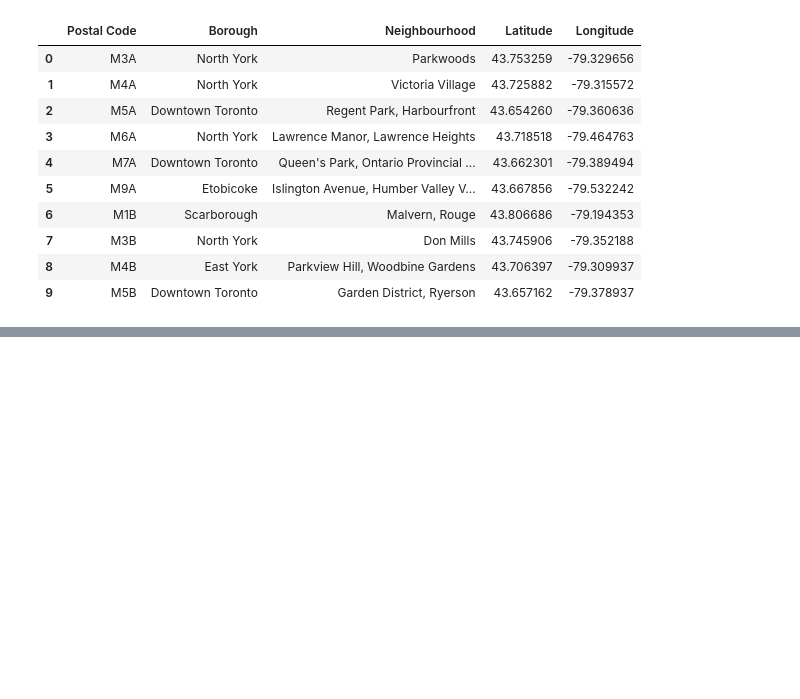
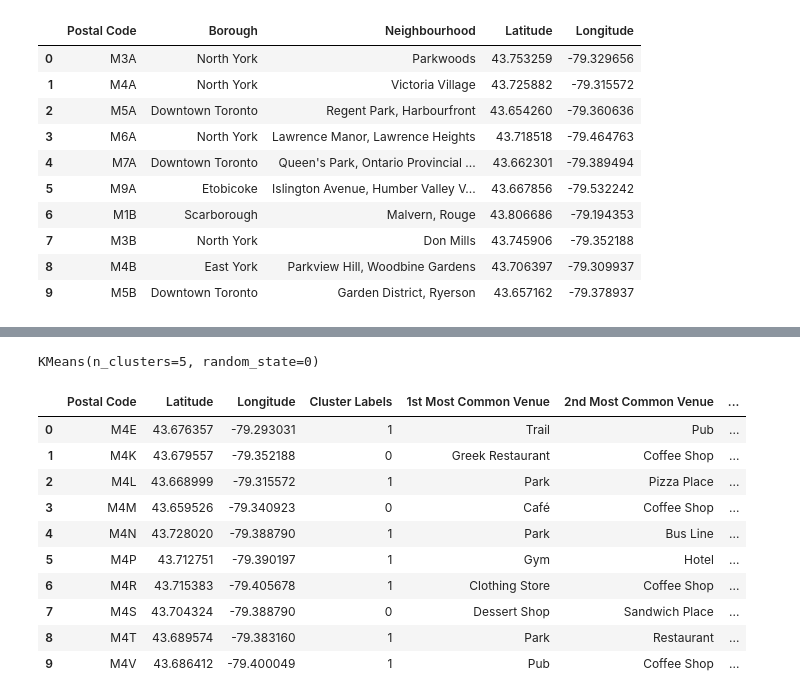
Before and after one commit to bhagyawarnakulasooriya/Coursera_Capstone, a Jupyter notebook: Capstone_project_week3.ipynb, the cells around one changed output, grey strips where cells are left out. Cells and saved outputs as stored; diff of their text form; code cells hidden in the pictures; blank space fills up the shorter version.

```diff
--- a/Capstone_project_week3.ipynb
+++ b/Capstone_project_week3.ipynb
@@ -109,0 +349,3 @@ df_merged.head(10)
+# %%
+toronto_s = toronto_onehot.groupby('Postal Code').sum().reset_index()
+toronto_s.head()
@@ -109,0 +369,23 @@ df_merged.head(10)
+# %%
+num_top_venues = 10
+
+indicators = ['st', 'nd', 'rd']
+
+# create columns according to number of top venues
+columns = ['Postal Code']
+for ind in np.arange(num_top_venues):
+
+    try:
+        columns.append('{}{} Most Common Venue'.format(ind+1, indicators[ind]))
+    except:
+        columns.append('{}th Most Common Venue'.format(ind+1))
+
+#create a new dataframe
+neighborhoods_venues_sorted = pd.DataFrame(columns=columns)
+neighborhoods_venues_sorted
+neighborhoods_venues_sorted['Postal Code'] = toronto_s['Postal Code']
+
+for ind in np.arange(toronto_s.shape[0]):
+    neighborhoods_venues_sorted.iloc[ind, 1:] = return_most_common_venues(toronto_s.iloc[ind, :], num_top_venues)
+
+neighborhoods_venues_sorted.head()
@@ -109,0 +413,32 @@ df_merged.head(10)
+# %%
+# set number of clusters
+kclusters = 5
+
+toronto_clustering = toronto_s.drop('Postal Code', 1)
+
+# run k-means clustering
+kmeans = KMeans(n_clusters=kclusters, random_state=0).fit(toronto_clustering)
+
+# check cluster labels generated for each row in the dataframe
+kmeans.labels_[0:20]
+kmeans
+# %% [output]
+KMeans(n_clusters=5, random_state=0)
+# %%
+#add clustering labels
+df2 = neighborhoods_venues_sorted.insert(0,'Cluster Labels', kmeans.labels_)
+
+toronto_merged = pd.merge(df_loc, neighborhoods_venues_sorted, on="Postal Code")
+toronto_merged.head(10)
+# %% [output]
+|  | Postal Code | Latitude | Longitude | Cluster Labels | 1st Most Common Venue | 2nd Most Common Venue | ... |
+| 0 | M4E | 43.676357 | -79.293031 | 1 | Trail | Pub | ... |
+| 1 | M4K | 43.679557 | -79.352188 | 0 | Greek Restaurant | Coffee Shop | ... |
+| 2 | M4L | 43.668999 | -79.315572 | 1 | Park | Pizza Place | ... |
+| 3 | M4M | 43.659526 | -79.340923 | 0 | Café | Coffee Shop | ... |
+| 4 | M4N | 43.728020 | -79.388790 | 1 | Park | Bus Line | ... |
+| 5 | M4P | 43.712751 | -79.390197 | 1 | Gym | Hotel | ... |
+| 6 | M4R | 43.715383 | -79.405678 | 1 | Clothing Store | Coffee Shop | ... |
+| 7 | M4S | 43.704324 | -79.388790 | 0 | Dessert Shop | Sandwich Place | ... |
+| 8 | M4T | 43.689574 | -79.383160 | 1 | Park | Restaurant | ... |
+| 9 | M4V | 43.686412 | -79.400049 | 1 | Pub | Coffee Shop | ... |
```
Also changed, not shown: parts of 32 cells of this notebook.
